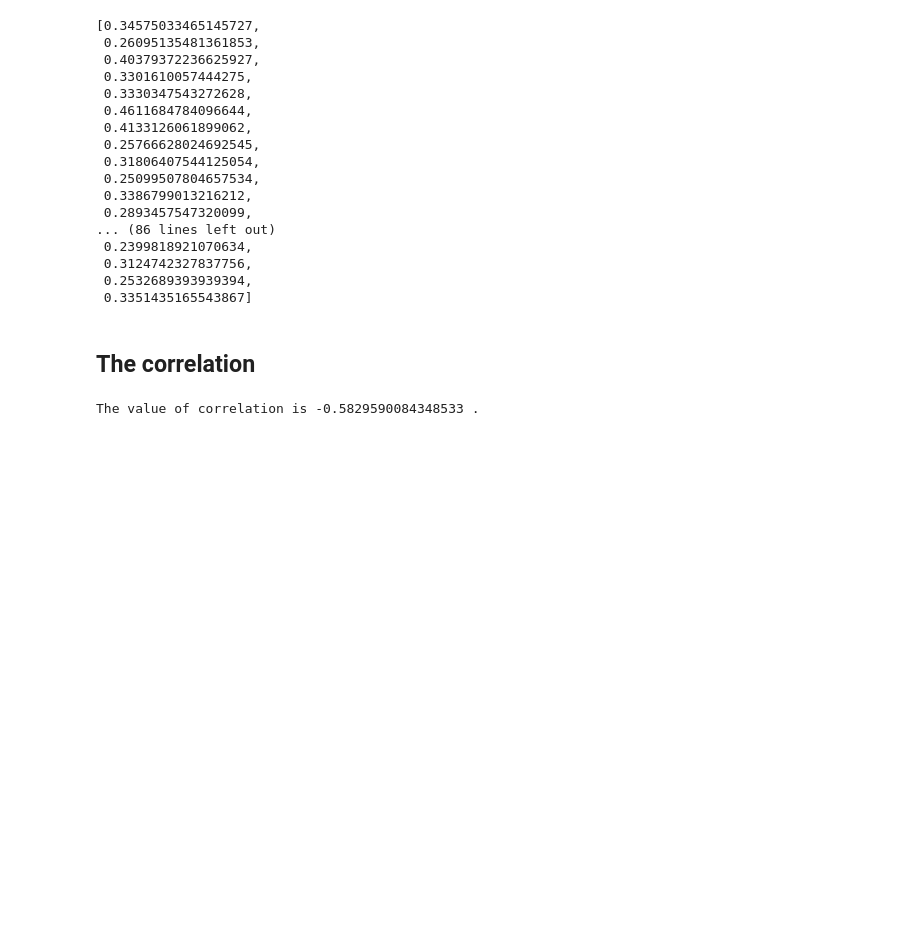
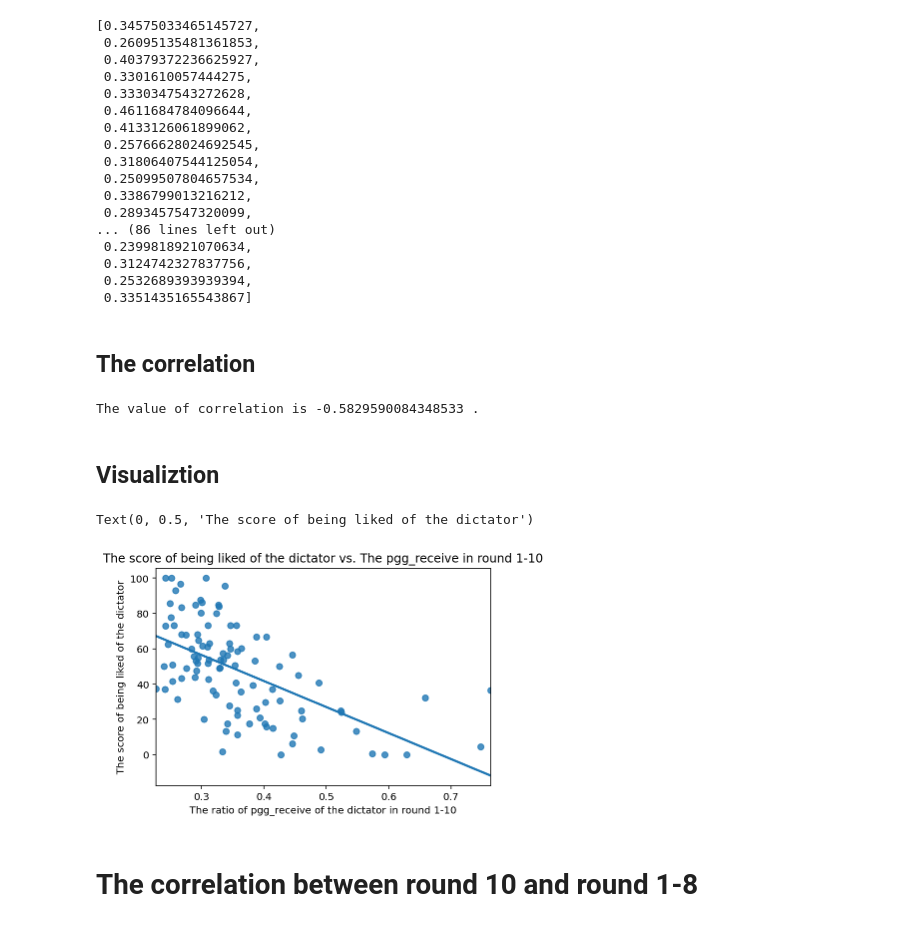
Before and after one commit to only18days/face_meteor_analysis, a Jupyter notebook: face_meteor_pilot_ratings_Chloe_v4plusv5.ipynb, the cells around one changed output. Saved outputs shown, nothing was run; the diff lists cells and outputs as text; code cells hidden in the pictures; blank space fills up the shorter version.

```diff
--- a/face_meteor_pilot_ratings_Chloe_v4plusv5.ipynb
+++ b/face_meteor_pilot_ratings_Chloe_v4plusv5.ipynb
@@ -550,3 +550,17 @@ my_rho_1to10 = np.corrcoef(ratio_1to10, dislike)
 print("The value of correlation is",my_rho_1to10[0][1],'.')
 # %% [output]
 The value of correlation is -0.5829590084348533 .
+# %% [markdown]
+## Visualiztion
+# %%
+df_1to10 = pd.DataFrame({"round 1-10": ratio_1to10, "dislike":dislike})
+# %%
+ax_1to10 = sns.regplot(x= ratio_1to10, y=dislike, data=df_1to10, ci=None)
+ax_1to10.set_title("The score of being liked of the dictator vs. The pgg_receive in round 1-10")
+ax_1to10.set_xlabel("The ratio of pgg_receive of the dictator in round 1-10")
+ax_1to10.set_ylabel("The score of being liked of the dictator")
+# %% [output]
+Text(0, 0.5, 'The score of being liked of the dictator')
+[figure, added]
+# %% [markdown]
+# The correlation between round 10 and round 1-8
```
Also changed, not shown: 2 other files.
